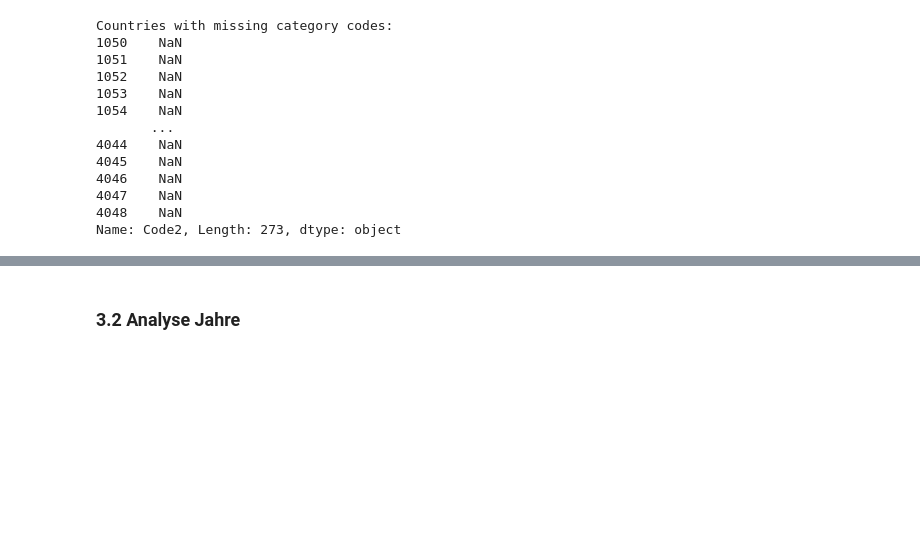
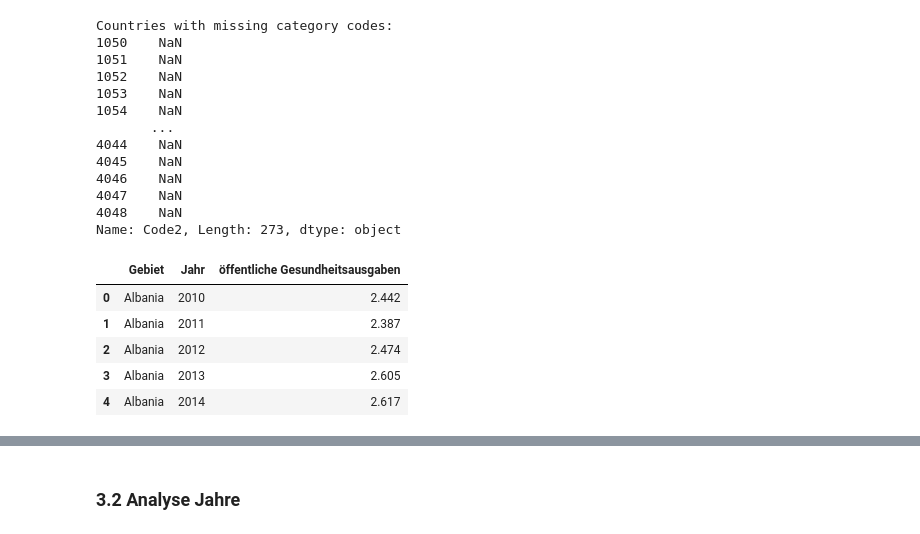
Before and after one commit to cossllea/BMLD1-LN2-Python, a Jupyter notebook: Grundgerüst_Leistungsnachweis.ipynb, the cells around one changed output, grey strips where cells are left out. Saved outputs shown, nothing was run; the diff lists cells and outputs as text; code cells hidden in the pictures; blank space fills up the shorter version.

```diff
--- a/Grundgerüst_Leistungsnachweis.ipynb
+++ b/Grundgerüst_Leistungsnachweis.ipynb
@@ -207,3 +207,14 @@ Countries with missing category codes:
 4047    NaN
 4048    NaN
 Name: Code2, Length: 273, dtype: object
+# %%
+#Codes werden entfernt da nicht relevant für die Fragestellung
+df1.drop("Code1", axis=1, inplace=True)
+df1.head()
+# %% [output]
+|  | Gebiet | Jahr | öffentliche Gesundheitsausgaben |
+| 0 | Albania | 2010 | 2.442 |
+| 1 | Albania | 2011 | 2.387 |
+| 2 | Albania | 2012 | 2.474 |
+| 3 | Albania | 2013 | 2.605 |
+| 4 | Albania | 2014 | 2.617 |
```
Also changed, not shown: parts of 7 cells of this notebook, 2 other files.
